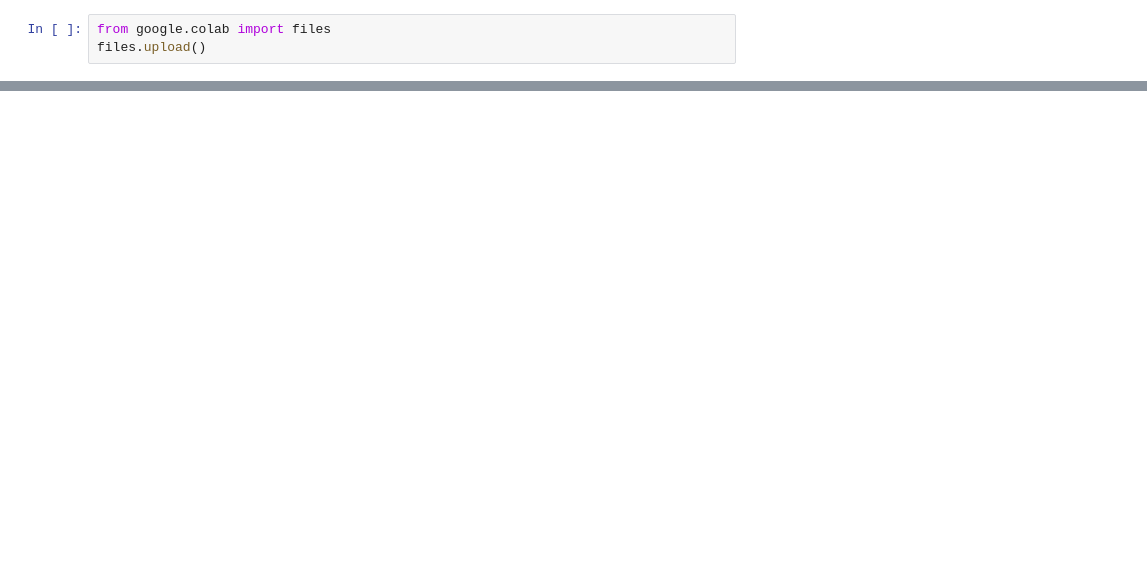
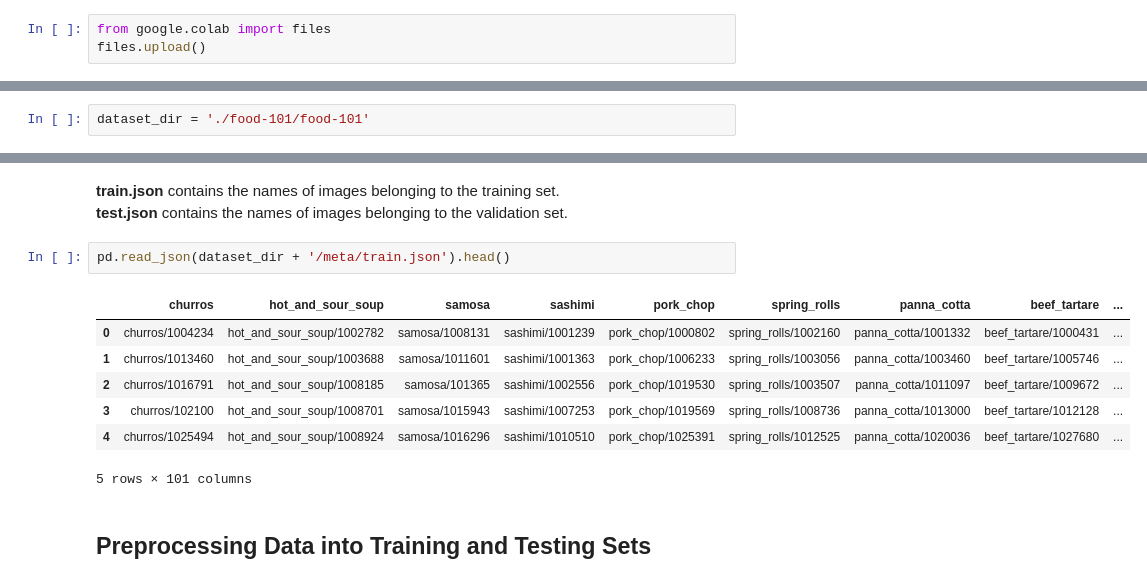
Before and after one commit to SaadRasheed-exe/Image-Classification-on-Food-101, a Jupyter notebook: Data_Preprocessing.ipynb, the cells around one changed output, grey strips where cells are left out. Cells and saved outputs as stored; diff of their text form; blank space fills up the shorter version.

```diff
--- a/Data_Preprocessing.ipynb
+++ b/Data_Preprocessing.ipynb
@@ -43,0 +65,2 @@ data_dir = './data'
+# %%
+dataset_dir = './food-101/food-101'
@@ -44 +100,16 @@ data_dir = './data'
+# %% [markdown]
+**train.json** contains the names of images belonging to the training set.\
+**test.json** contains the names of images belonging to the validation set.
+# %%
+pd.read_json(dataset_dir + '/meta/train.json').head()
+# %% [output]
+|  | churros | hot_and_sour_soup | samosa | sashimi | pork_chop | spring_rolls | panna_cotta | beef_tartare | ... |
+| 0 | churros/1004234 | hot_and_sour_soup/1002782 | samosa/1008131 | sashimi/1001239 | pork_chop/1000802 | spring_rolls/1002160 | panna_cotta/1001332 | beef_tartare/1000431 | ... |
+| 1 | churros/1013460 | hot_and_sour_soup/1003688 | samosa/1011601 | sashimi/1001363 | pork_chop/1006233 | spring_rolls/1003056 | panna_cotta/1003460 | beef_tartare/1005746 | ... |
+| 2 | churros/1016791 | hot_and_sour_soup/1008185 | samosa/101365 | sashimi/1002556 | pork_chop/1019530 | spring_rolls/1003507 | panna_cotta/1011097 | beef_tartare/1009672 | ... |
+| 3 | churros/102100 | hot_and_sour_soup/1008701 | samosa/1015943 | sashimi/1007253 | pork_chop/1019569 | spring_rolls/1008736 | panna_cotta/1013000 | beef_tartare/1012128 | ... |
+| 4 | churros/1025494 | hot_and_sour_soup/1008924 | samosa/1016296 | sashimi/1010510 | pork_chop/1025391 | spring_rolls/1012525 | panna_cotta/1020036 | beef_tartare/1027680 | ... |
+5 rows × 101 columns
+# %% [markdown]
+## Preprocessing Data into Training and Testing Sets
 # %%
```
Also changed, not shown: parts of 46 cells of this notebook.
